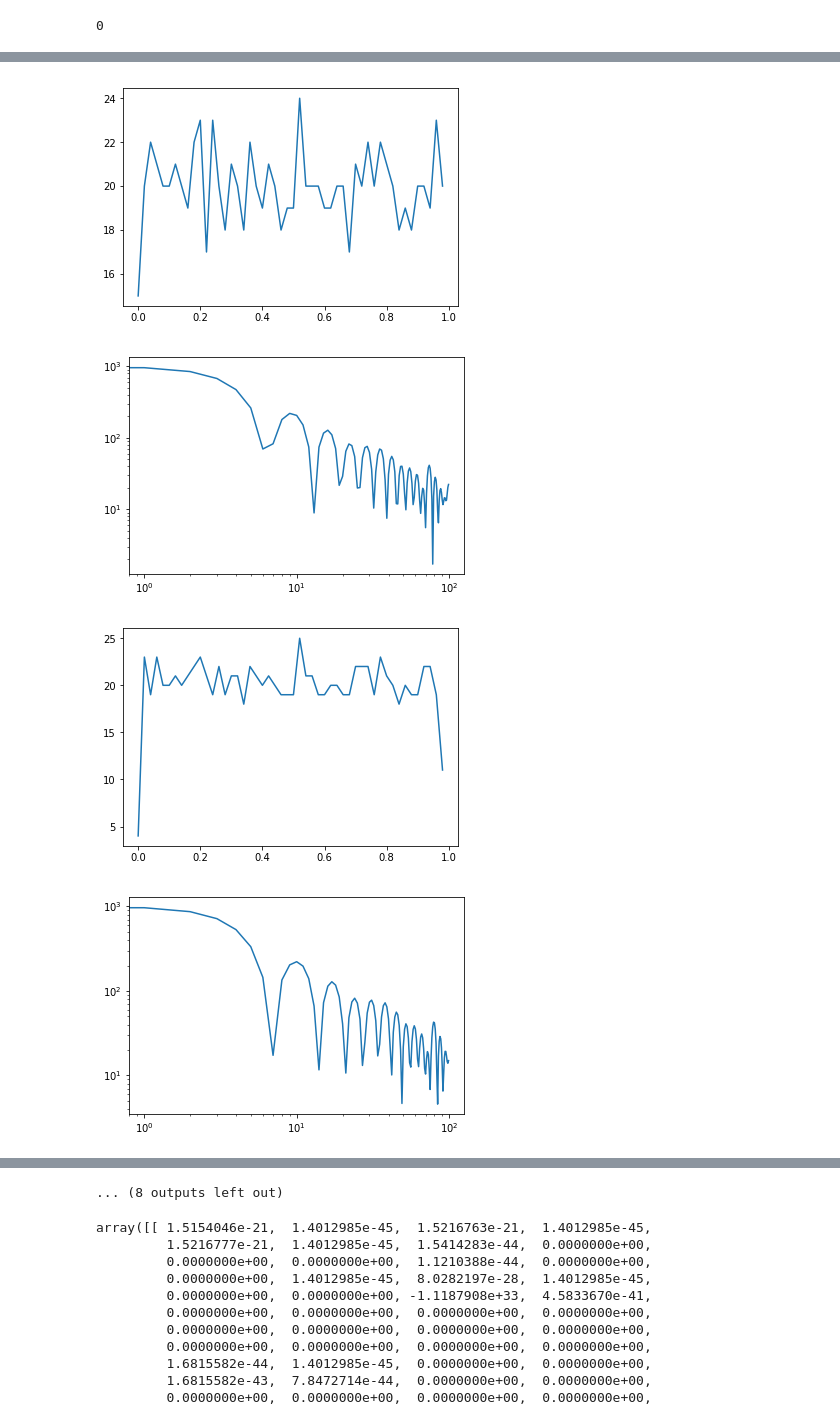
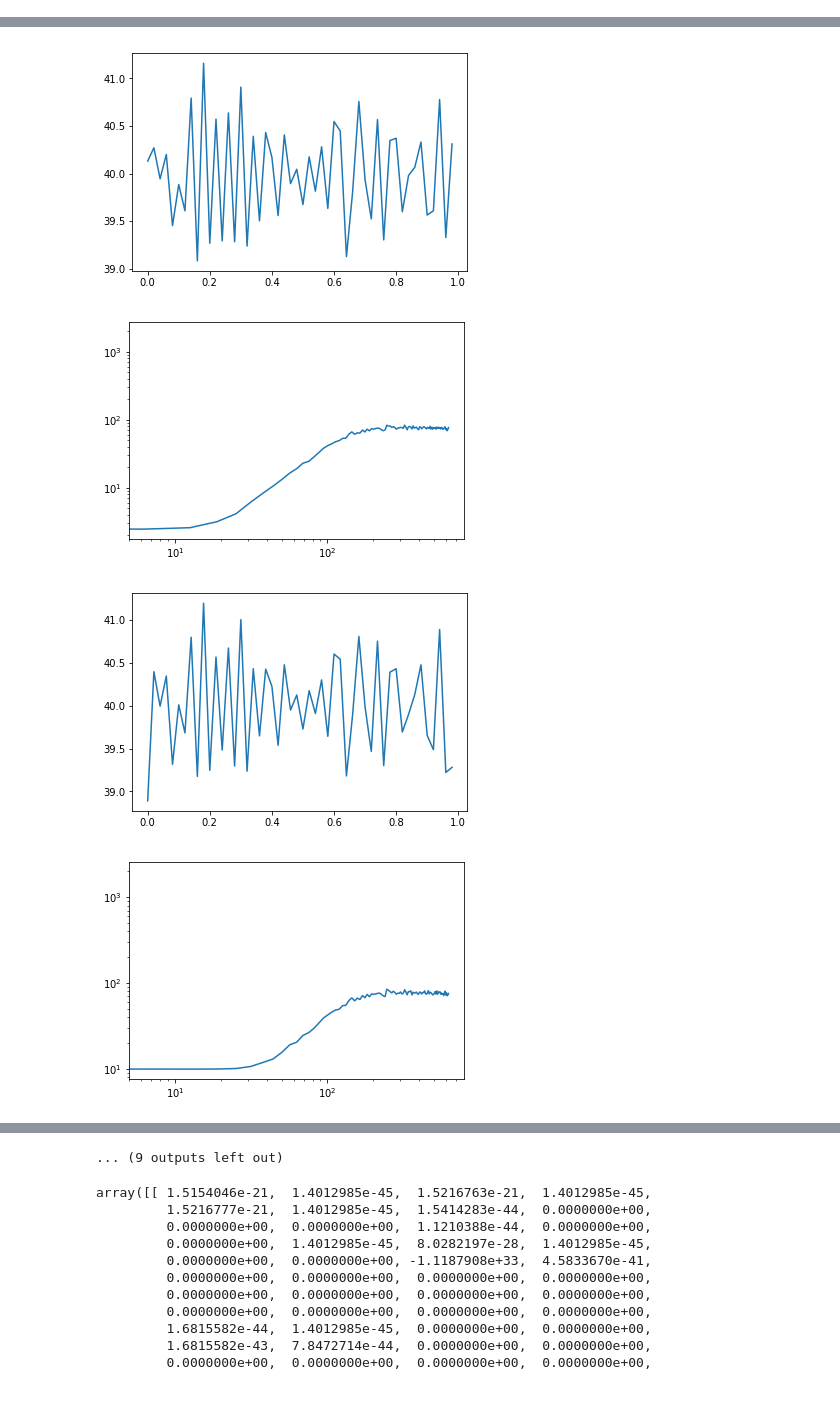
Before and after one commit to AndreasFinke/extruct, a Jupyter notebook: build/test.ipynb, the cells around one changed output, grey strips where cells are left out. Cells and saved outputs as stored; diff of their text form; code cells hidden in the pictures.

```diff
--- a/build/test.ipynb
+++ b/build/test.ipynb
@@ -26,32 +14,49 @@ god = extruct.Multiverse()
 
 pspec = extruct.PowerLaw()
 bg = extruct.Background()
-pspec.A = 1.3
-uni1 = god.bang(1000, bg, pspec)
+pspec.A = 0.00004
 
-print(uni1)
+for i in range(1,200):
+    god.bang(2000, bg, pspec)
+
 #m_den = extruct.DensityObs(100)
 
 #god.measure(uni1, m_den)
 
 denObs = extruct.DensityObs(50)
-pkObs = extruct.PowerSpectrumObs(0,100,0,100 )
+pkObs = extruct.PowerSpectrumObs(0,100,1 )
-# %% [output]
-0
 # %%
-for t in np.linspace(0,0.6,10):
+for t in np.linspace(0,0.1,10):
 
     god.evolveAll(t)
 
-    god.measure(uni1, pkObs)
-    god.measure(uni1, denObs)
+    god.measureAll(pkObs)
+    god.measureAll(denObs)
 
     pk = pkObs.getResult()
     den = denObs.getResult()
 
 
     plt.loglog(pk[0,:],pk[1,:])
+    #plt.plot(pk[0,:],pk[1,:])
     plt.show()
     plt.plot(den[0,:],den[1,:])
     plt.show()
+
+for t in np.linspace(0.1,100,100):
+
+    god.evolveAll(t)
+
+    god.measureAll(pkObs)
+    god.measureAll(denObs)
+
+    pk = pkObs.getResult()
+    den = denObs.getResult()
+
+
+    plt.loglog(pk[0,:],pk[1,:])
+    #plt.plot(pk[0,:],pk[1,:])
+    plt.show()
+    plt.plot(den[0,:],den[1,:])
+    plt.show()
 # %% [output]
@@ -59,4 +64,4 @@ for t in np.linspace(0,0.6,10):
-[figure, old version]
+[figure, new version]
-[figure, old version]
+[figure, new version]
-[figure, old version]
+[figure, new version]
-[figure, old version]
+[figure, new version]
@@ -70,4 +75,4 @@ for t in np.linspace(0,0.6,10):
-... (8 outputs left out)
+... (9 outputs left out)
 # %%
 god.evolveAll(0.1)
 # %%
```
Also changed, not shown: parts of 3 cells of this notebook.
